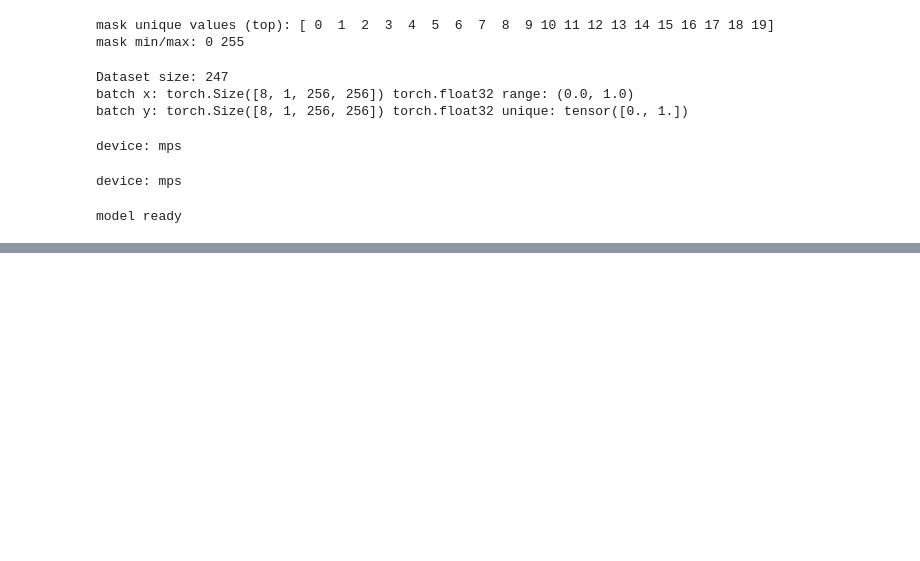
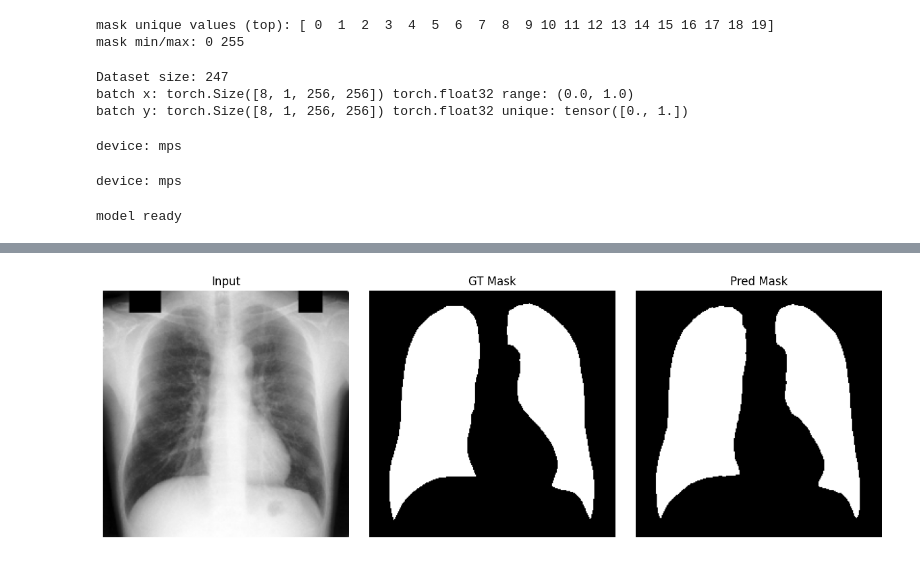
Before and after one commit to RunnerWay-KDT/01_26_assignment_yerin, a Jupyter notebook: notebooks/unet_jsrt.ipynb, the cells around one changed output, grey strips where cells are left out. Cells and saved outputs as stored; diff of their text form; code cells hidden in the pictures; blank space fills up the shorter version.

```diff
--- a/notebooks/unet_jsrt.ipynb
+++ b/notebooks/unet_jsrt.ipynb
@@ -303,0 +363,34 @@ for epoch in range(1, EPOCHS+1):
+# %%
+# 학습된 모델로 예측 마스크를 시각화합니다.
+# 원본 이미지 / 정답 마스크 / 예측 마스크를 한 번에 보여줍니다.
+#
+# ⚠️ 주의: 이 노트북의 UNet은 마지막에 Sigmoid를 붙이지 않고 logits를 출력합니다.
+#         따라서 시각화 시에는 torch.sigmoid(logits)로 확률맵(prob)을 만든 뒤,
+#         threshold(기본 0.5)로 이진화하여 Pred Mask를 만듭니다.
+
+import torch
+import matplotlib.pyplot as plt
+
+@torch.no_grad()
+def show_triplet_from_dataset(model, dataset, device, viz_idx=0, threshold=0.5):
+    model.eval()
+
+    img_t, mask_t = dataset[viz_idx]              # img_t: [1,H,W], mask_t: [1,H,W]
+    x = img_t.unsqueeze(0).to(device)             # [1,1,H,W]
+
+    logits = model(x)                             # [1,1,H,W] (logits)
+    prob = torch.sigmoid(logits)[0, 0].cpu()      # [H,W] (0~1)
+    pred_mask = (prob > threshold).float()        # [H,W] (0/1)
+
+    plt.figure(figsize=(12,4))
+    plt.subplot(1,3,1); plt.title('Input');   plt.imshow(img_t[0], cmap='gray');  plt.axis('off')
+    plt.subplot(1,3,2); plt.title('GT Mask'); plt.imshow(mask_t[0], cmap='gray'); plt.axis('off')
+    plt.subplot(1,3,3); plt.title('Pred Mask');plt.imshow(pred_mask, cmap='gray');plt.axis('off')
+    plt.tight_layout()
+    plt.show()
+
+show_triplet_from_dataset(model, val_ds, device, viz_idx=0, threshold=0.5)
+
+ㄴ
+# %% [output]
+[figure, added]
```
Also changed, not shown: parts of 4 cells of this notebook, 2 other files.
